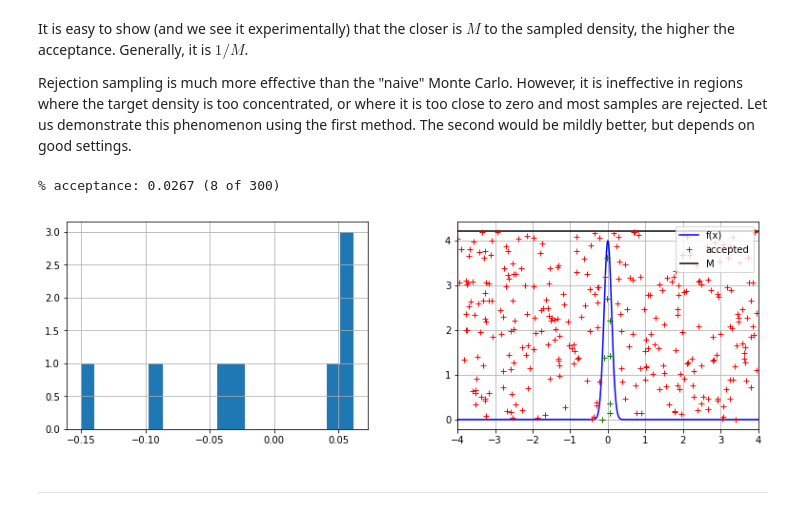
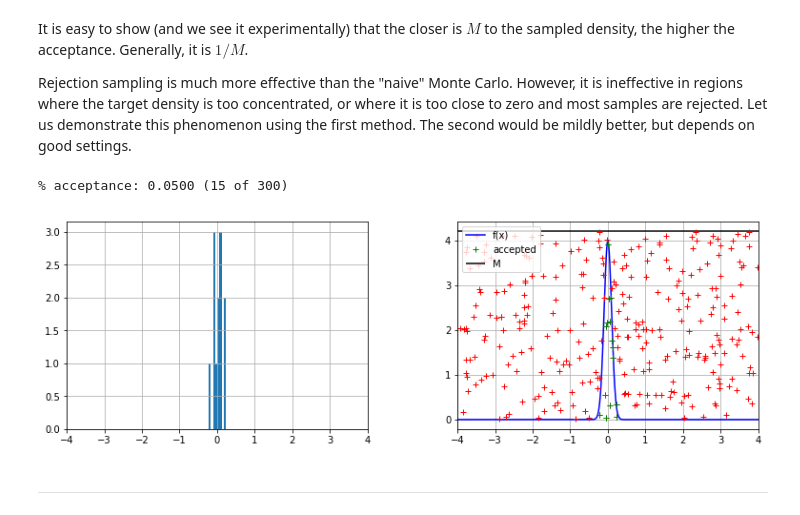
Before and after one commit to kai-wren/BM, a Jupyter notebook: lectures/5_lecture.ipynb, the cells around one changed output. Saved outputs shown, nothing was run; the diff lists cells and outputs as text; code cells hidden in the pictures.

```diff
--- a/lectures/5_lecture.ipynb
+++ b/lectures/5_lecture.ipynb
@@ -115,28 +115,29 @@ Rejection sampling is much more effective than the "naive" Monte Carlo. However,
 # %%
 nsamples = 300     ### Number of samples
 M = 4.2            ### M
 
 samples_u = np.random.uniform(low=0., high=M, size=nsamples)   # uniform samples
 samples_x = np.random.uniform(-4, 4, size=nsamples)            # proposal samples
 fx = norm.pdf(samples_x, scale=.1)                             # value of f(x)
 accepted = np.where(samples_u < fx)[0]
 
 print("% acceptance: {0:.4f} ({1} of {2})".format(accepted.size/nsamples, accepted.size, nsamples))
 plt.figure(figsize=(13, 4))
 plt.subplot(121)
-plt.hist(samples_x[accepted], bins=20)
+plt.hist(samples_x[accepted], bins=10)
+plt.xlim(-4, 4)
 plt.subplot(122)
 x = np.linspace(-4, 4, 1000)
 plt.plot(x, norm.pdf(x, scale=.1), 'b', label='f(x)')
 plt.hlines(M, x.min(), x.max(), label='M')
 plt.plot(samples_x, samples_u, 'r+')
 plt.plot(samples_x[accepted], samples_u[accepted], 'g+', label='accepted')
 plt.xlim(-4, 4)
 plt.legend()
 plt.show()
 # %% [output]
-% acceptance: 0.0267 (8 of 300)
+% acceptance: 0.0500 (15 of 300)
-[figure, old version]
+[figure, new version]
 # %% [markdown]
 ---
 # %% [markdown]
```
Also changed, not shown: parts of 2 cells of this notebook.
